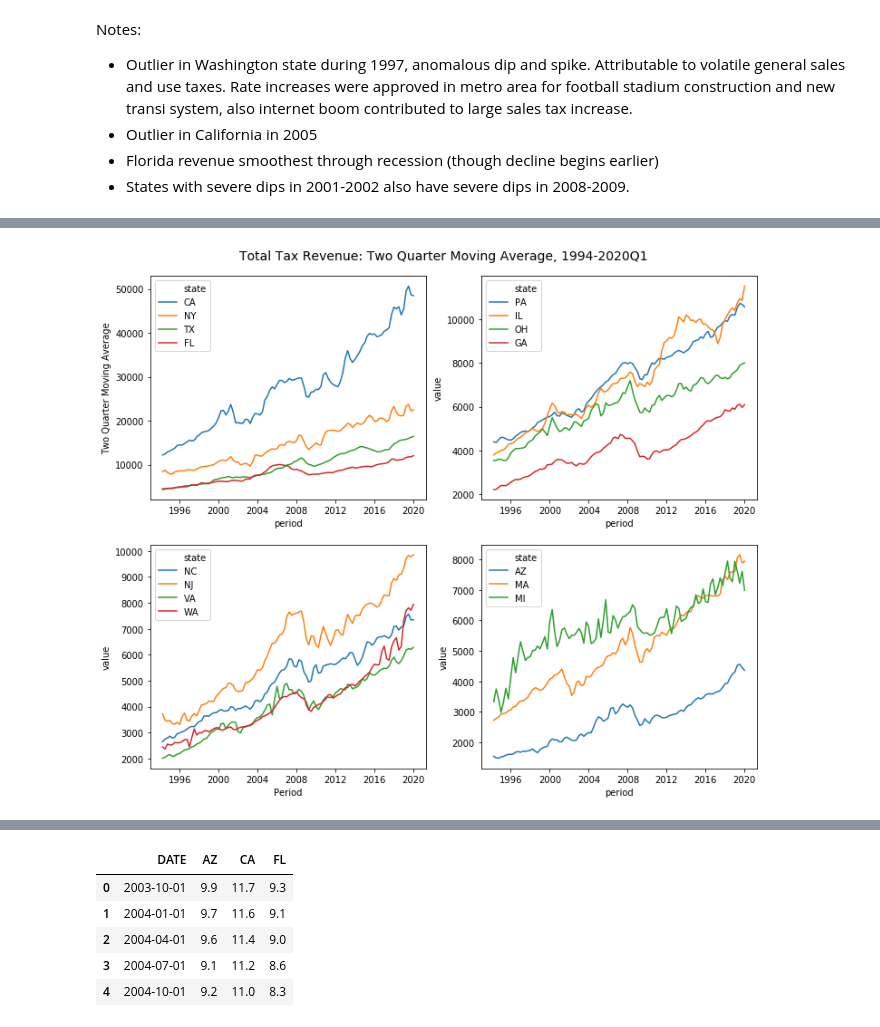
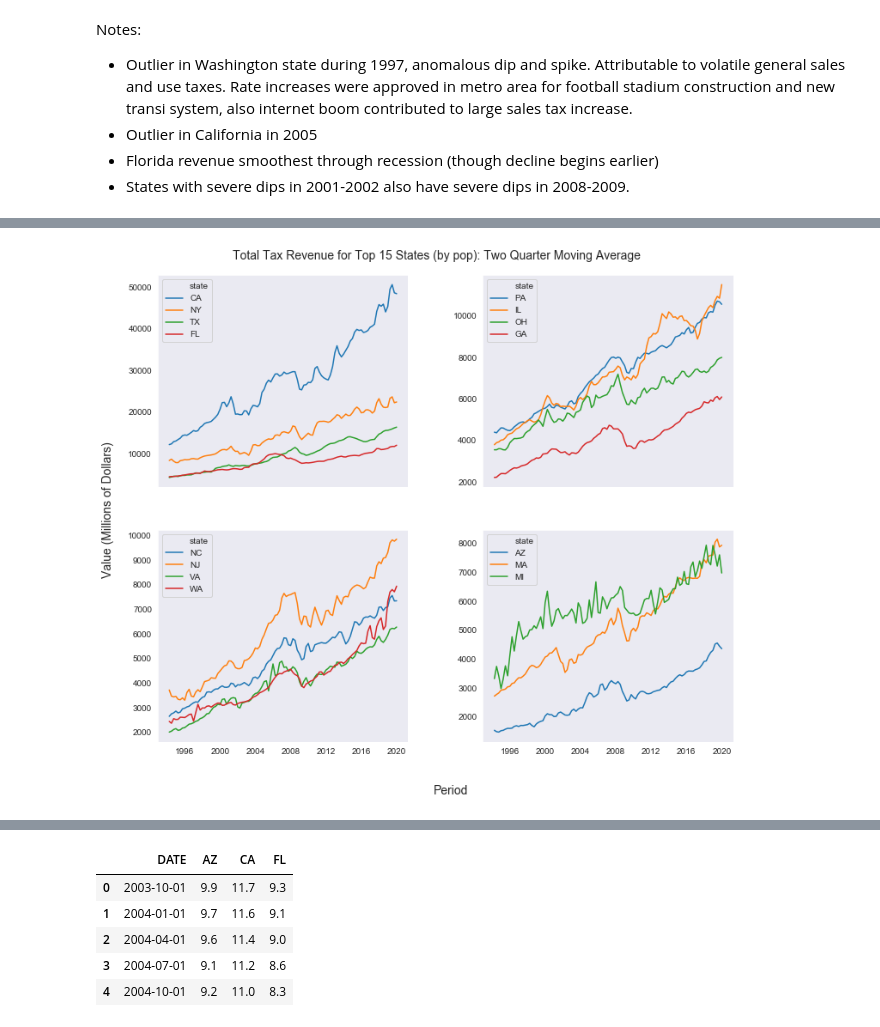
Before and after one commit to rcstein/qtax, a Jupyter notebook: QTax Data Analysis.ipynb, the cells around one changed output, grey strips where cells are left out. Cells and saved outputs as stored; diff of their text form; code cells hidden in the pictures.

```diff
--- a/QTax Data Analysis.ipynb
+++ b/QTax Data Analysis.ipynb
@@ -175,7 +211,0 @@ qtax_aug.set_index('category',inplace = True)
-# %%
-# 2Q growth rate
-cmap = sns.diverging_palette(20, 220, sep=1, as_cmap=True)
-data = qtax_aug.loc["Total"].pivot("period","state","2q_gr")
-data.index = data.index.to_period(freq = "Q")
-fig,ax = plt.subplots(figsize=(15,15))
-sns.heatmap(data.transpose(),ax = ax, cmap = cmap, xticklabels = 8)
@@ -288,21 +346,30 @@ plt.show()
 # %%
 # Line plots
-fig, axs = plt.subplots(2,2,figsize=(12,10))
+sns.set_style("dark")
+fig, axs = plt.subplots(2,2,figsize=(12,10),sharex = True)
 group1 = ['CA','NY','TX','FL']
 group2 = ['PA','IL','OH','GA']
 group3 = ['NC','NJ','VA','WA']
 group4 = ['AZ','MA','MI']
-def filter_data(states,category,value):
-    return qtax_aug.loc[category].pivot("period","state",value)[states].reset_index().melt(id_vars = "period")
-#data1 = qtax_aug.loc["Total"].pivot("period","state","2q_ma")[group1].reset_index().melt(id_vars = "period")
-#data1.index = data.index.to_period(freq = "Q")
-sns.lineplot(x = "period", y = "value", data = filter_data(group1,'Total','2q_ma'), hue = "state",ax = axs[0,0])
-sns.lineplot(x = "period", y = "value", data = filter_data(group2,'Total','2q_ma'), hue = "state",ax = axs[0,1])
-sns.lineplot(x = "period", y = "value", data = filter_data(group3,'Total','2q_ma'), hue = "state",ax = axs[1,0])
-sns.lineplot(x = "period", y = "value", data = filter_data(group4,'Total','2q_ma'), hue = "state",ax = axs[1,1])
-axs[1,0].set_xlabel("Period")
-axs[0,0].set_ylabel("Two Quarter Moving Average")
-fig.suptitle("Total Tax Revenue: Two Quarter Moving Average, 1994-2020Q1",y = .92, fontsize=14)
+cat = 'Total'
+val = '2q_ma'
+sns.lineplot(x = "period", y = "value", data = filter_data(category = cat, value = val,
+                                                           states = group1, melt = True), hue = "state",ax = axs[0,0])
+sns.lineplot(x = "period", y = "value", data = filter_data(category = cat, value = val,
+                                                           states = group2, melt = True), hue = "state",ax = axs[0,1])
+sns.lineplot(x = "period", y = "value", data = filter_data(category = cat, value = val,
+                                                           states = group3, melt = True), hue = "state",ax = axs[1,0])
+sns.lineplot(x = "period", y = "value", data = filter_data(category = cat, value = val,
+                                                    states = group4, melt = True), hue = "state",ax = axs[1,1])
+for ax in axs.flat:
+    ax.set_xlabel("")
+    ax.set_ylabel("")
+
+fig.suptitle("Total Tax Revenue for Top 15 States (by pop): Two Quarter Moving Average", fontsize = 14, y = .92)
+fig.subplots_adjust(wspace=0.3)
+fig.text(0.52, 0.04, 'Period', fontsize = 14, ha='center')
+fig.text(0.05, 0.5, 'Value (Millions of Dollars)', va='center', fontsize = 14, rotation='vertical')
+plt.savefig("Total_MA_Top_15_States.png")
 plt.show()
 # %% [output]
-[figure, old version]
+[figure, new version]
```
Also changed, not shown: parts of 23 cells of this notebook, 11 other files.
